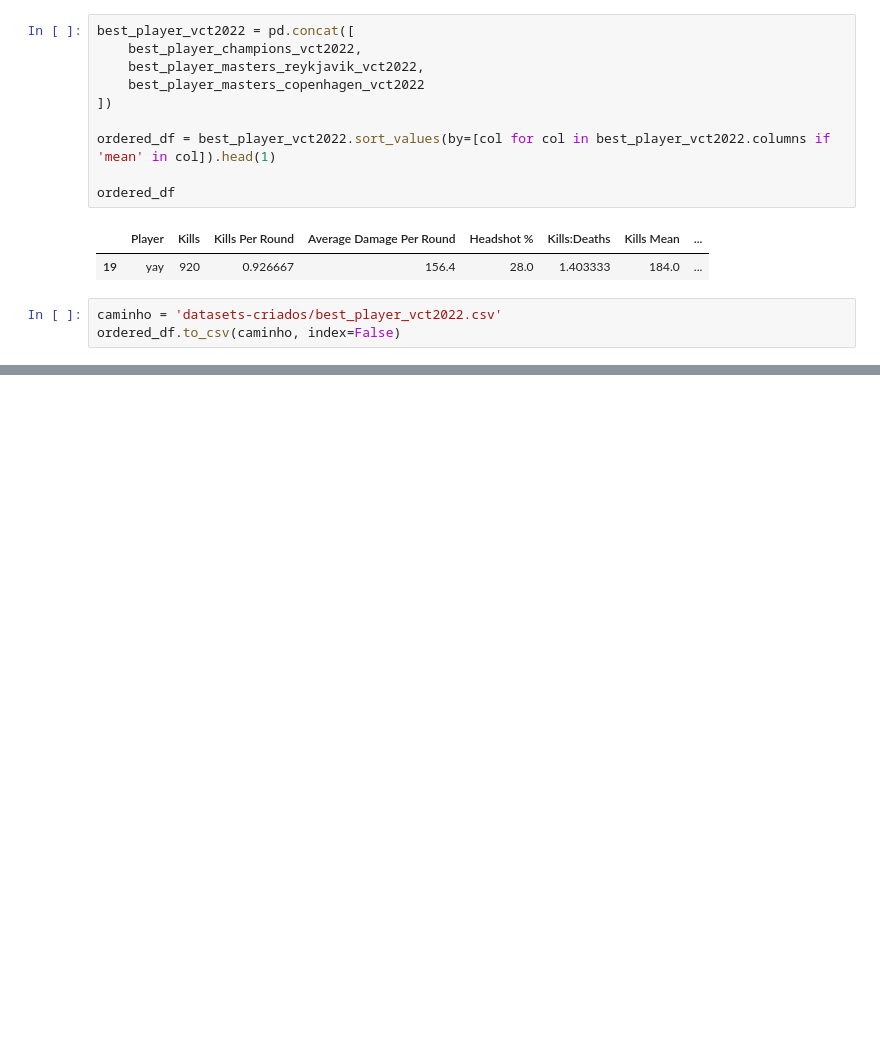
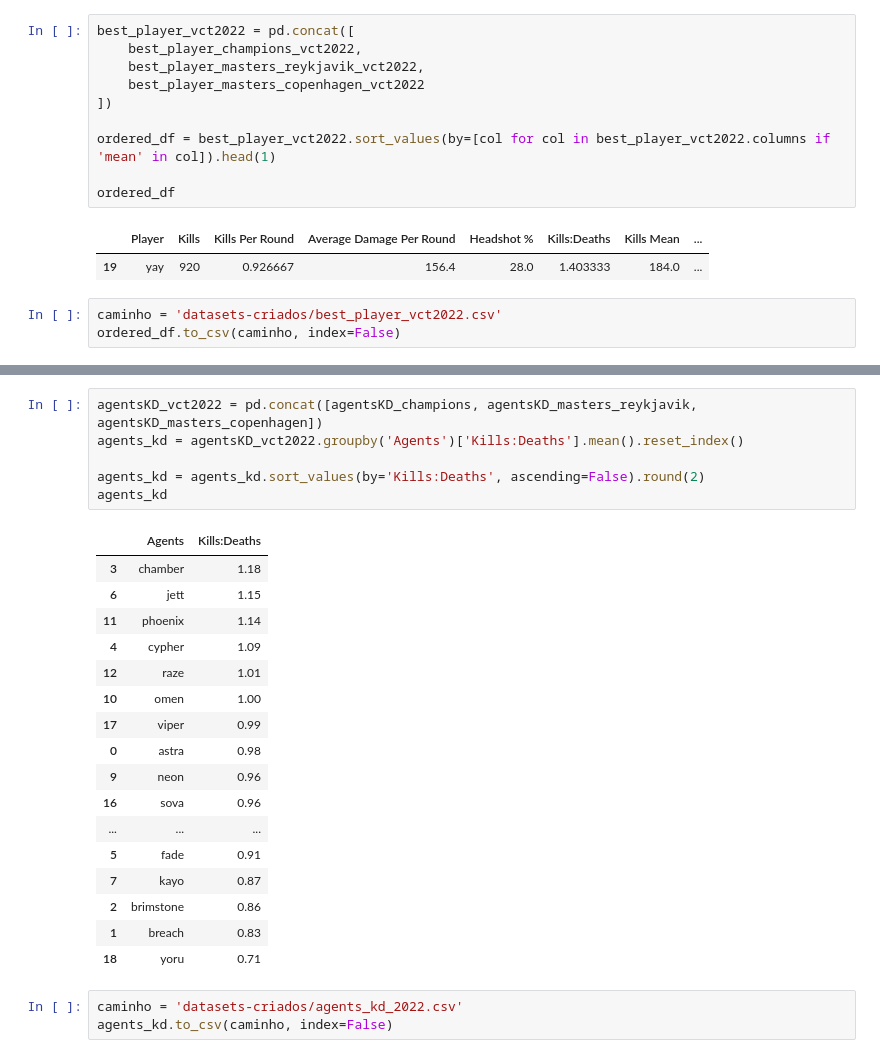
Before and after one commit to PedroLSCabral/Projeto-ICD, a Jupyter notebook: vct_2022.ipynb, the cells around one changed output, grey strips where cells are left out. Drawn from its saved outputs; the diff is of its cells as text; blank space fills up the shorter version.

```diff
--- a/vct_2022.ipynb
+++ b/vct_2022.ipynb
@@ -447,0 +515,27 @@ ordered_df.to_csv(caminho, index=False)
+# %%
+agentsKD_vct2022 = pd.concat([agentsKD_champions, agentsKD_masters_reykjavik, agentsKD_masters_copenhagen])
+agents_kd = agentsKD_vct2022.groupby('Agents')['Kills:Deaths'].mean().reset_index()
+
+agents_kd = agents_kd.sort_values(by='Kills:Deaths', ascending=False).round(2)
+agents_kd
+# %% [output]
+|  | Agents | Kills:Deaths |
+| 3 | chamber | 1.18 |
+| 6 | jett | 1.15 |
+| 11 | phoenix | 1.14 |
+| 4 | cypher | 1.09 |
+| 12 | raze | 1.01 |
+| 10 | omen | 1.00 |
+| 17 | viper | 0.99 |
+| 0 | astra | 0.98 |
+| 9 | neon | 0.96 |
+| 16 | sova | 0.96 |
+| ... | ... | ... |
+| 5 | fade | 0.91 |
+| 7 | kayo | 0.87 |
+| 2 | brimstone | 0.86 |
+| 1 | breach | 0.83 |
+| 18 | yoru | 0.71 |
+# %%
+caminho = 'datasets-criados/agents_kd_2022.csv'
+agents_kd.to_csv(caminho, index=False)
```
Also changed, not shown: parts of 3 cells of this notebook, 7 other files.
